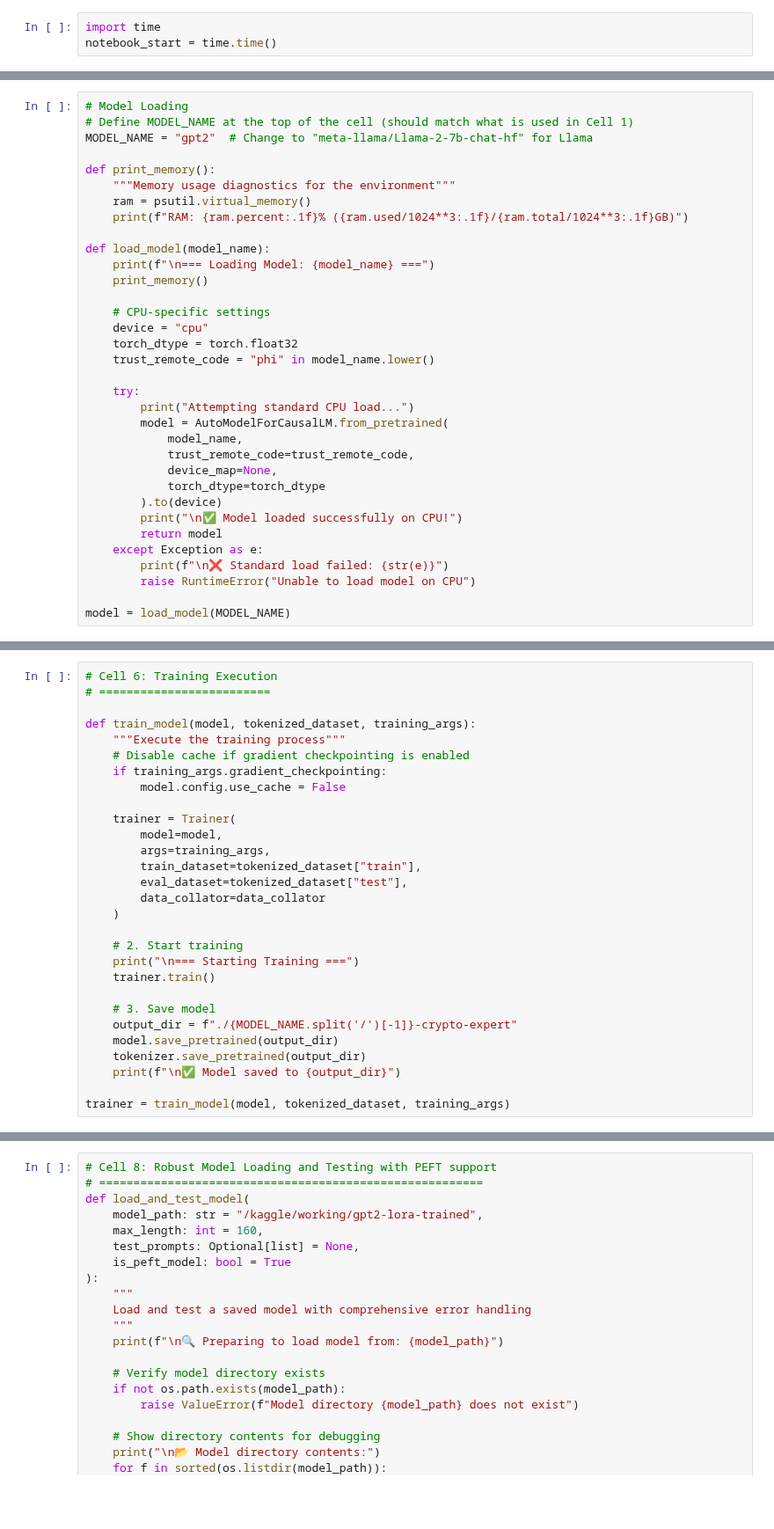
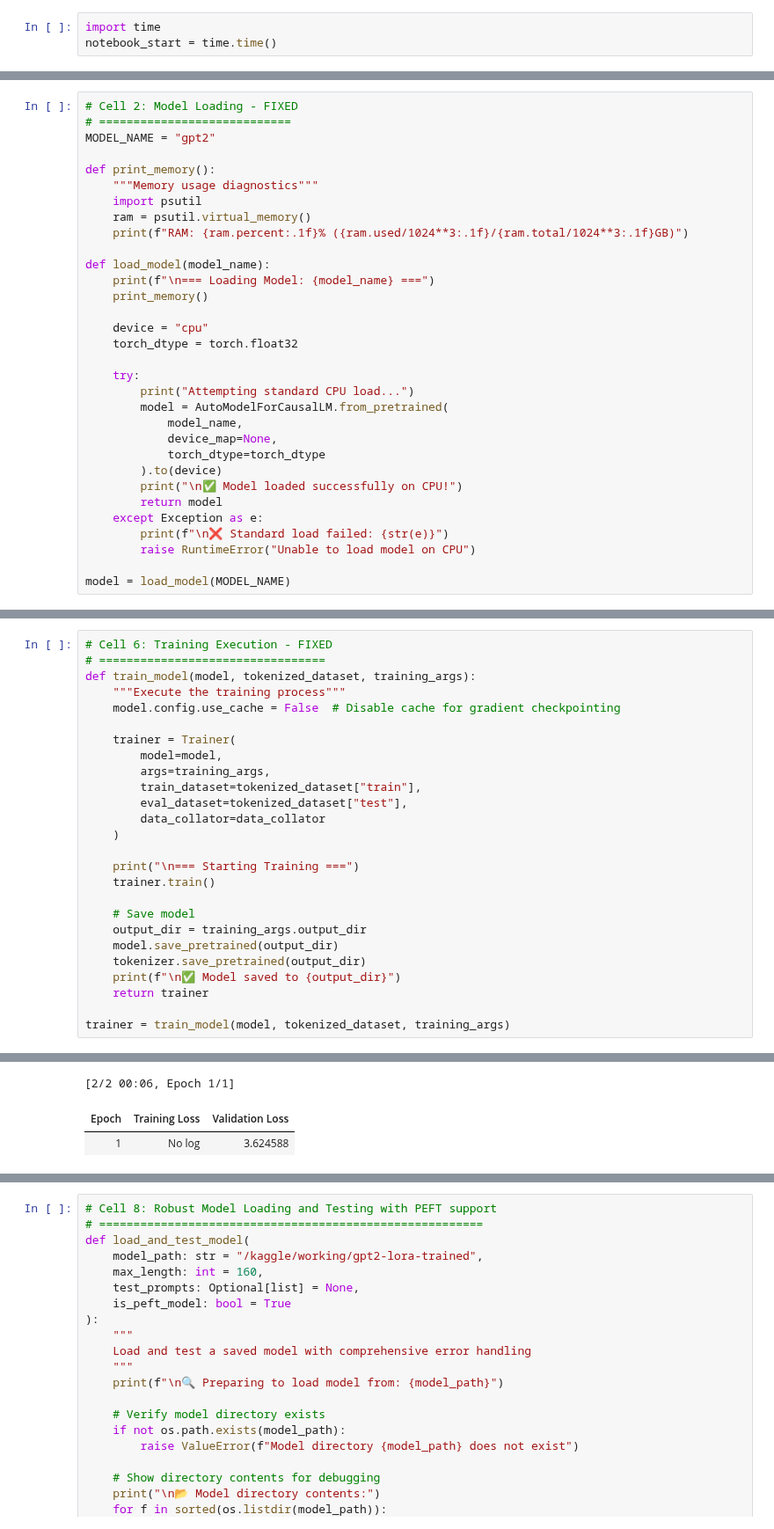
Before and after one commit to audreyllin/CrossBarAPS, a Jupyter notebook: colab-pretrain/trans-0604f21.ipynb, the cells around one changed output, grey strips where cells are left out. Shown at 88% size. Drawn from its saved outputs; the diff is of its cells as text; blank space fills up the shorter version.

```diff
--- a/colab-pretrain/trans-0604f21.ipynb
+++ b/colab-pretrain/trans-0604f21.ipynb
@@ -148,10 +64,11 @@ CUDA available: False
 # %%
-# Model Loading
-# Define MODEL_NAME at the top of the cell (should match what is used in Cell 1)
-MODEL_NAME = "gpt2"  # Change to "meta-llama/Llama-2-7b-chat-hf" for Llama
+# Cell 2: Model Loading - FIXED
+# ============================
+MODEL_NAME = "gpt2"
 
 def print_memory():
-    """Memory usage diagnostics for the environment"""
+    """Memory usage diagnostics"""
+    import psutil
     ram = psutil.virtual_memory()
     print(f"RAM: {ram.percent:.1f}% ({ram.used/1024**3:.1f}/{ram.total/1024**3:.1f}GB)")
 
@@ -159,16 +76,13 @@ def load_model(model_name):
     print(f"\n=== Loading Model: {model_name} ===")
     print_memory()
 
-    # CPU-specific settings
     device = "cpu"
     torch_dtype = torch.float32
-    trust_remote_code = "phi" in model_name.lower()
 
     try:
         print("Attempting standard CPU load...")
         model = AutoModelForCausalLM.from_pretrained(
             model_name,
-            trust_remote_code=trust_remote_code,
             device_map=None,
             torch_dtype=torch_dtype
         ).to(device)
@@ -471,12 +285,9 @@ Memory profiling complete!
 # %%
-# Cell 6: Training Execution
-# =========================
-
+# Cell 6: Training Execution - FIXED
+# =================================
 def train_model(model, tokenized_dataset, training_args):
     """Execute the training process"""
-    # Disable cache if gradient checkpointing is enabled
-    if training_args.gradient_checkpointing:
-        model.config.use_cache = False
+    model.config.use_cache = False  # Disable cache for gradient checkpointing
 
     trainer = Trainer(
         model=model,
@@ -486,15 +297,15 @@ def train_model(model, tokenized_dataset, training_args):
         data_collator=data_collator
     )
 
-    # 2. Start training
     print("\n=== Starting Training ===")
     trainer.train()
 
-    # 3. Save model
-    output_dir = f"./{MODEL_NAME.split('/')[-1]}-crypto-expert"
+    # Save model
+    output_dir = training_args.output_dir
     model.save_pretrained(output_dir)
     tokenizer.save_pretrained(output_dir)
     print(f"\n✅ Model saved to {output_dir}")
+    return trainer
 
 trainer = train_model(model, tokenized_dataset, training_args)
 # %% [output]
@@ -501,0 +313,3 @@ RecursionError: maximum recursion depth exceeded
+[2/2 00:06, Epoch 1/1]
+| Epoch | Training Loss | Validation Loss |
+| 1 | No log | 3.624588 |
```
Also changed, not shown: parts of 11 cells of this notebook.
